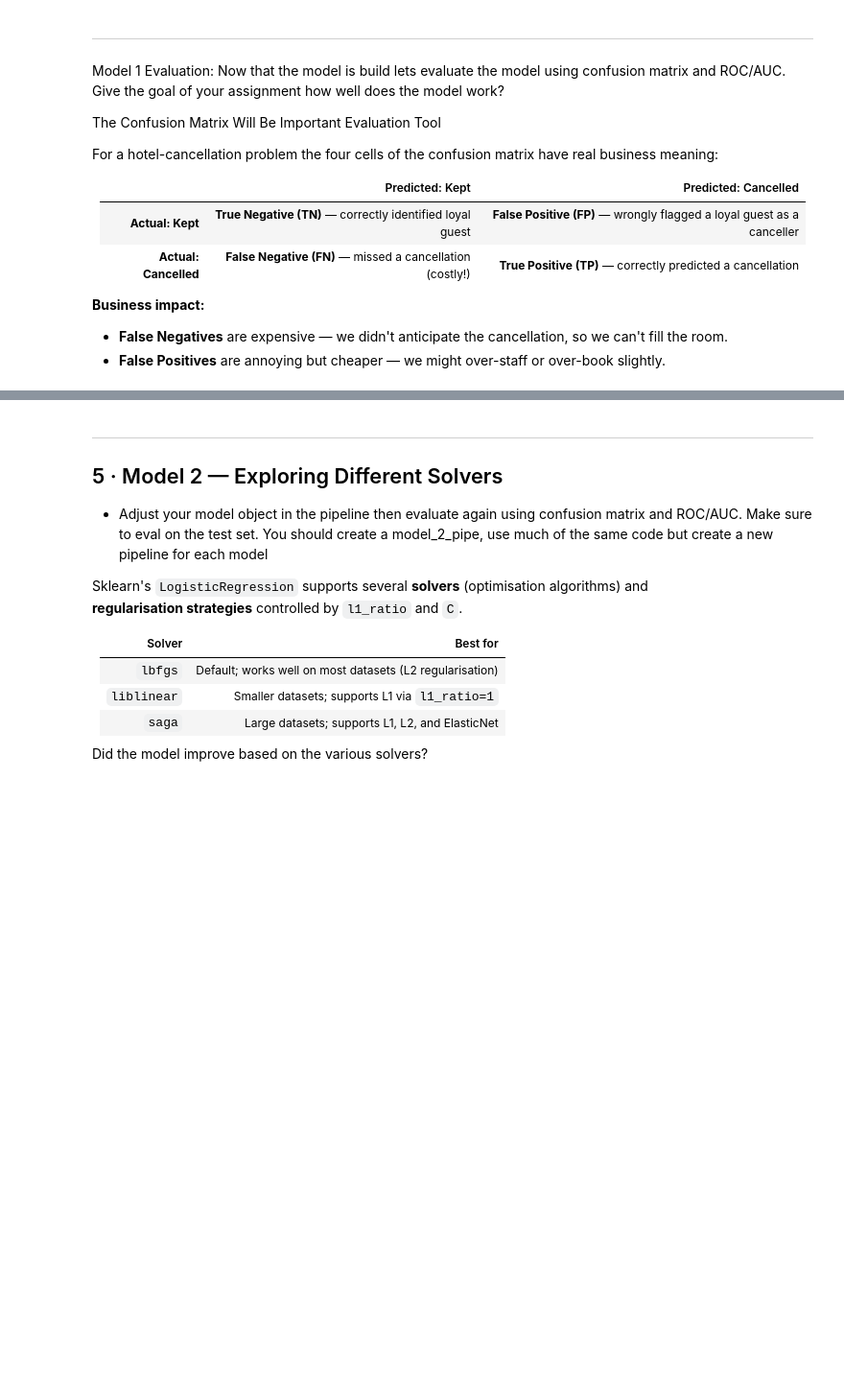
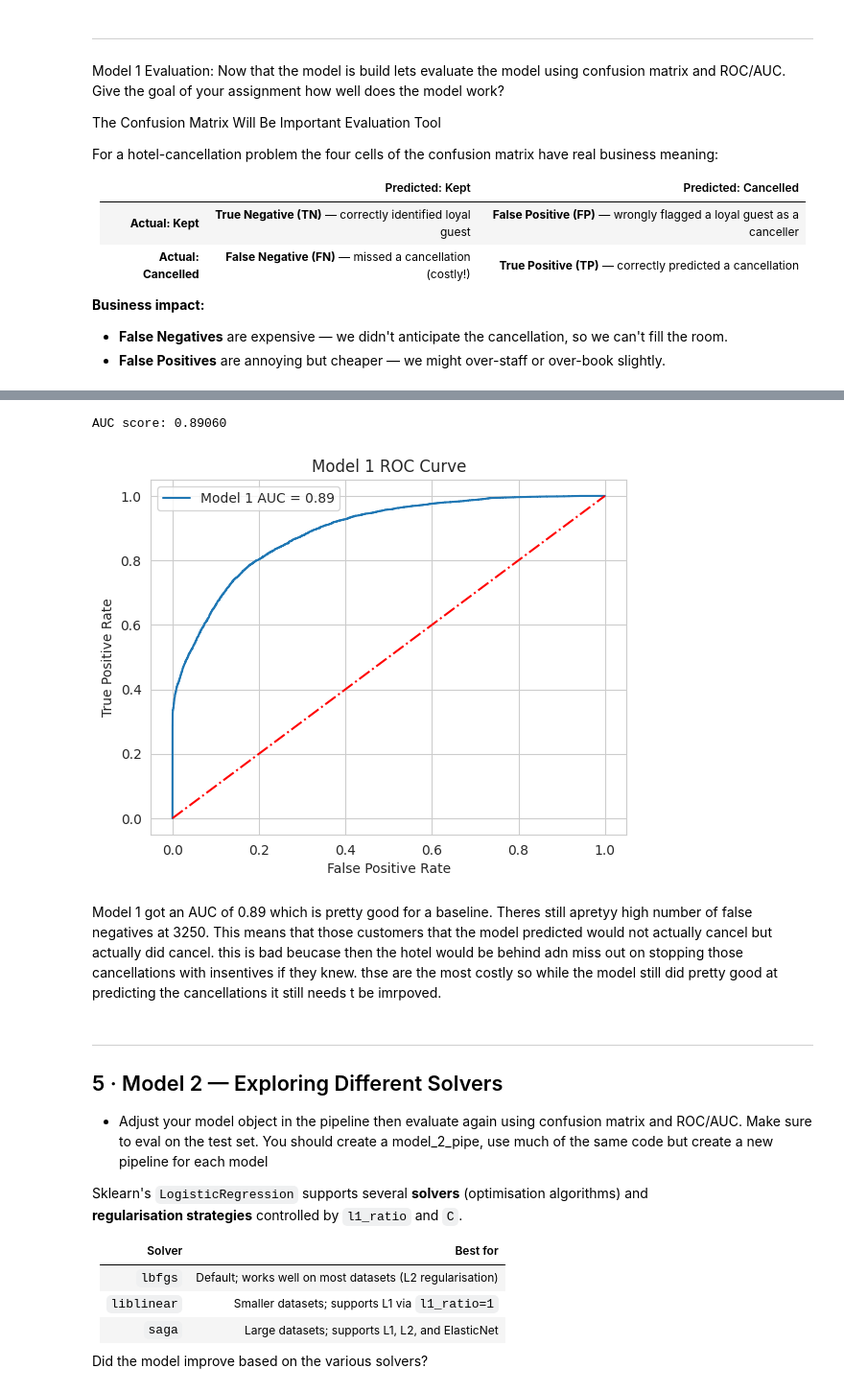
Before and after one commit to kenzkleczynski/week_8, a Jupyter notebook: hotel_cancellation_lab.ipynb, the cells around one changed output, grey strips where cells are left out. Shown at 96% size. Drawn from its saved outputs; the diff is of its cells as text; code cells hidden in the pictures; blank space fills up the shorter version.

```diff
--- a/hotel_cancellation_lab.ipynb
+++ b/hotel_cancellation_lab.ipynb
@@ -111,6 +176,9 @@ Before building any model we need to **understand our data**.
 # %%
 # There are two other features that need to be dropped because they  directly leak the target variable.
 # Another way to say this is they represent leakage in the dataset.
+
+#the reservation status say the answer tot eh question of is the customer canceld or not so need to drop them
+df.drop(columns=['reservation_status', 'reservation_status_date'], inplace=True)
 # %% [markdown]
 ---
 ### Feature groups, see step 4 in the example (i think it goes 1,2,4 I deleted 3 and didn't change the numbering)
@@ -167,3 +362,23 @@ For a hotel-cancellation problem the four cells of the confusion matrix have rea
+# %%
+y_prob_m1 = model_1.predict_proba(X_test)[:, 1]  # probability of being cancelled
+#bascially a confidence score for how likely the model thinks the customer is to cancel.
+
+fpr_m1, tpr_m1, thresholds = roc_curve(y_test, y_prob_m1)
+auc_m1 = roc_auc_score(y_test, y_prob_m1)
+print(f'AUC score: {auc_m1:.5f}')
+
+plt.plot(fpr_m1, tpr_m1, label=f'Model 1 AUC = {auc_m1:.2f}')
+plt.plot([0,1],[0,1], 'k-.', color='red')
+plt.xlabel('False Positive Rate')
+plt.ylabel('True Positive Rate')
+plt.title('Model 1 ROC Curve')
+plt.legend()
+plt.show()
+# %% [output]
+AUC score: 0.89060
+[figure, added]
+# %% [markdown]
+Model 1 got an AUC of 0.89 which is pretty good for a baseline. Theres still apretyy high number of false negatives at 3250. This means that those customers that the model predicted would not actually cancel but actually did cancel. this is bad beucase then the hotel would be behind adn miss out on stopping those cancellations with insentives if they knew. thse are the most costly so while the model still did pretty good at predicting the cancellations it still needs t be imrpoved.
 # %% [markdown]
 ---
 ## 5 · Model 2 — Exploring Different Solvers
```
Also changed, not shown: parts of 45 cells of this notebook.
